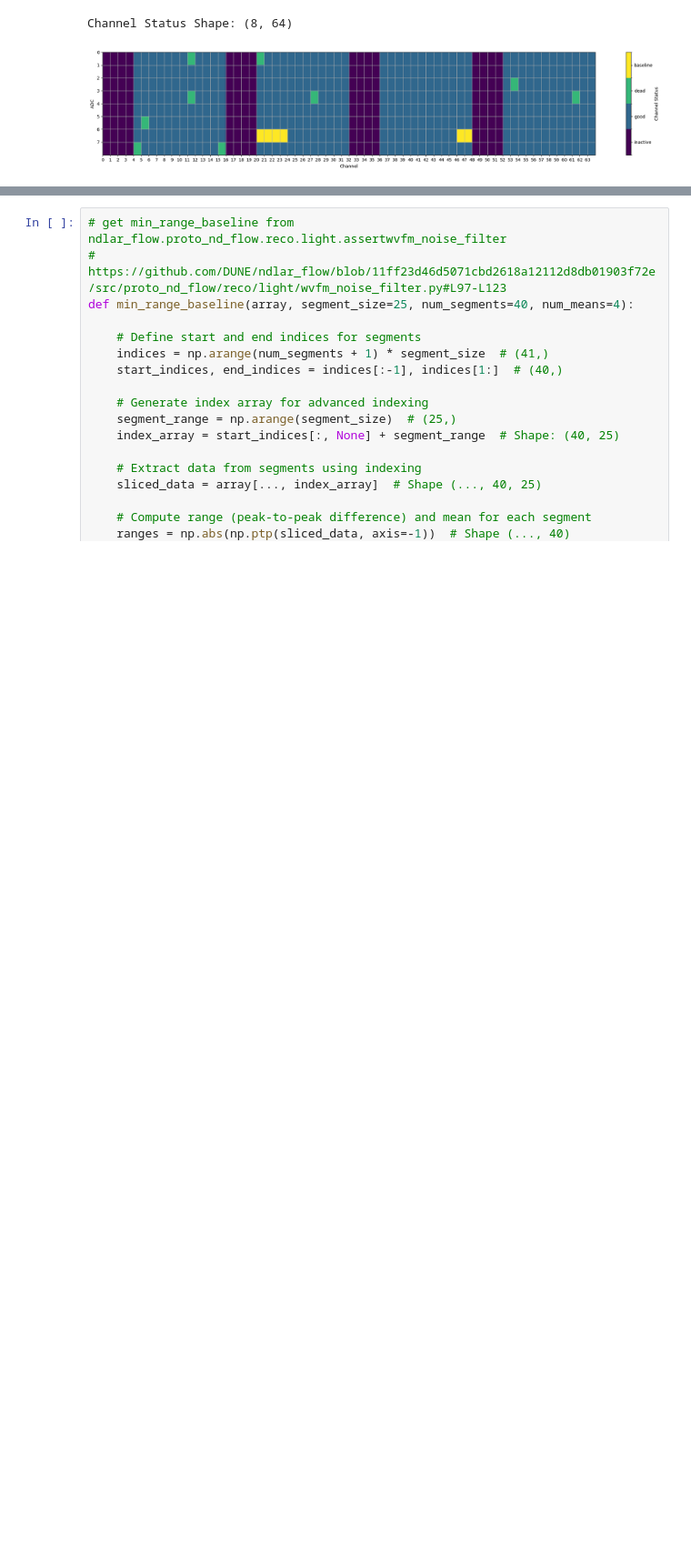
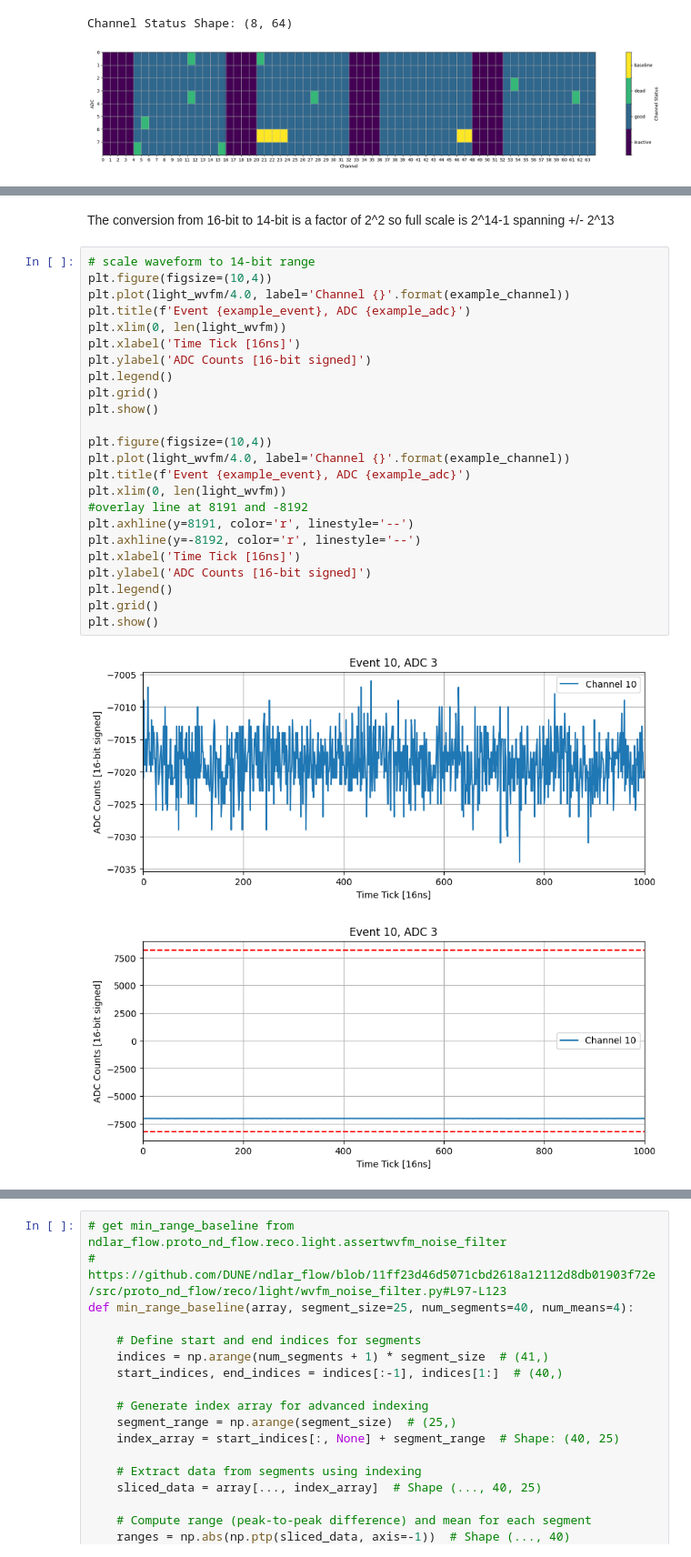
Before and after one commit to jvmead/lrs_tutorials, a Jupyter notebook: lrs_tutorial_1.ipynb, the cells around one changed output, grey strips where cells are left out. Shown at 91% size. Cells and saved outputs as stored; diff of their text form; blank space fills up the shorter version.

```diff
--- a/lrs_tutorial_1.ipynb
+++ b/lrs_tutorial_1.ipynb
@@ -211,0 +161,29 @@ print(sipm_hits.shape)
+# %% [markdown]
+The conversion from 16-bit to 14-bit is a factor of 2^2 so full scale is 2^14-1 spanning +/- 2^13
+# %%
+# scale waveform to 14-bit range
+plt.figure(figsize=(10,4))
+plt.plot(light_wvfm/4.0, label='Channel {}'.format(example_channel))
+plt.title(f'Event {example_event}, ADC {example_adc}')
+plt.xlim(0, len(light_wvfm))
+plt.xlabel('Time Tick [16ns]')
+plt.ylabel('ADC Counts [16-bit signed]')
+plt.legend()
+plt.grid()
+plt.show()
+
+plt.figure(figsize=(10,4))
+plt.plot(light_wvfm/4.0, label='Channel {}'.format(example_channel))
+plt.title(f'Event {example_event}, ADC {example_adc}')
+plt.xlim(0, len(light_wvfm))
+#overlay line at 8191 and -8192
+plt.axhline(y=8191, color='r', linestyle='--')
+plt.axhline(y=-8192, color='r', linestyle='--')
+plt.xlabel('Time Tick [16ns]')
+plt.ylabel('ADC Counts [16-bit signed]')
+plt.legend()
+plt.grid()
+plt.show()
+# %% [output]
+[figure, added]
+[figure, added]
```
Also changed, not shown: parts of 17 cells of this notebook.
